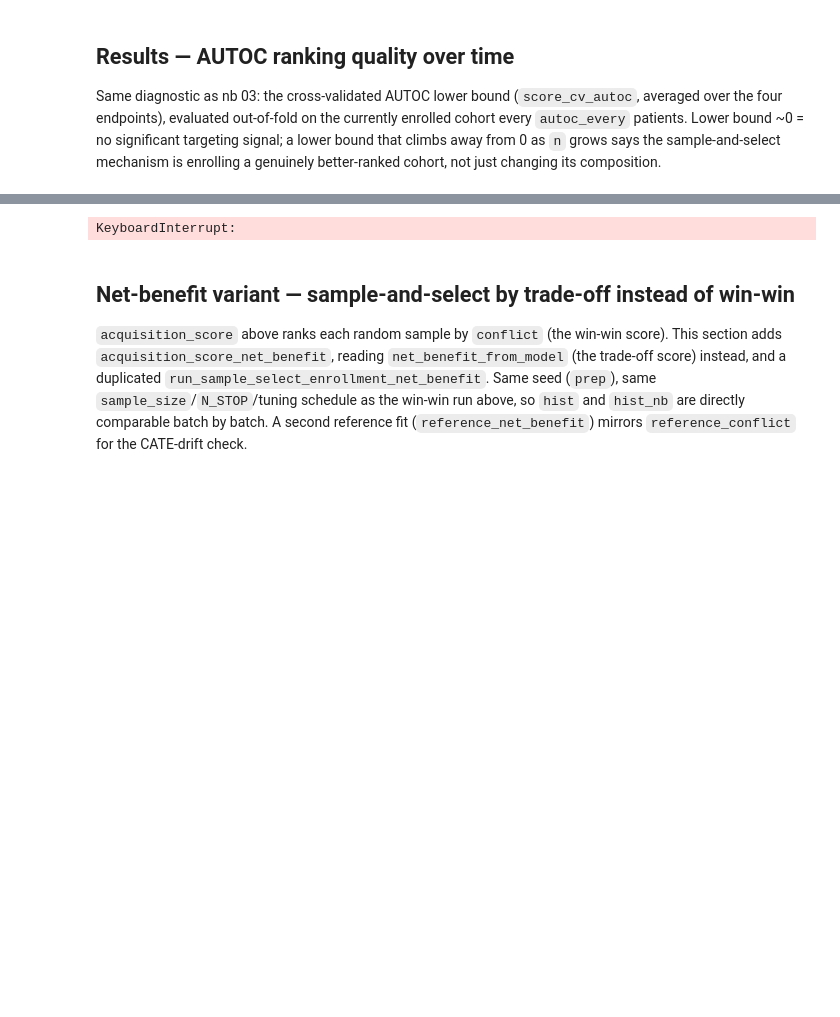
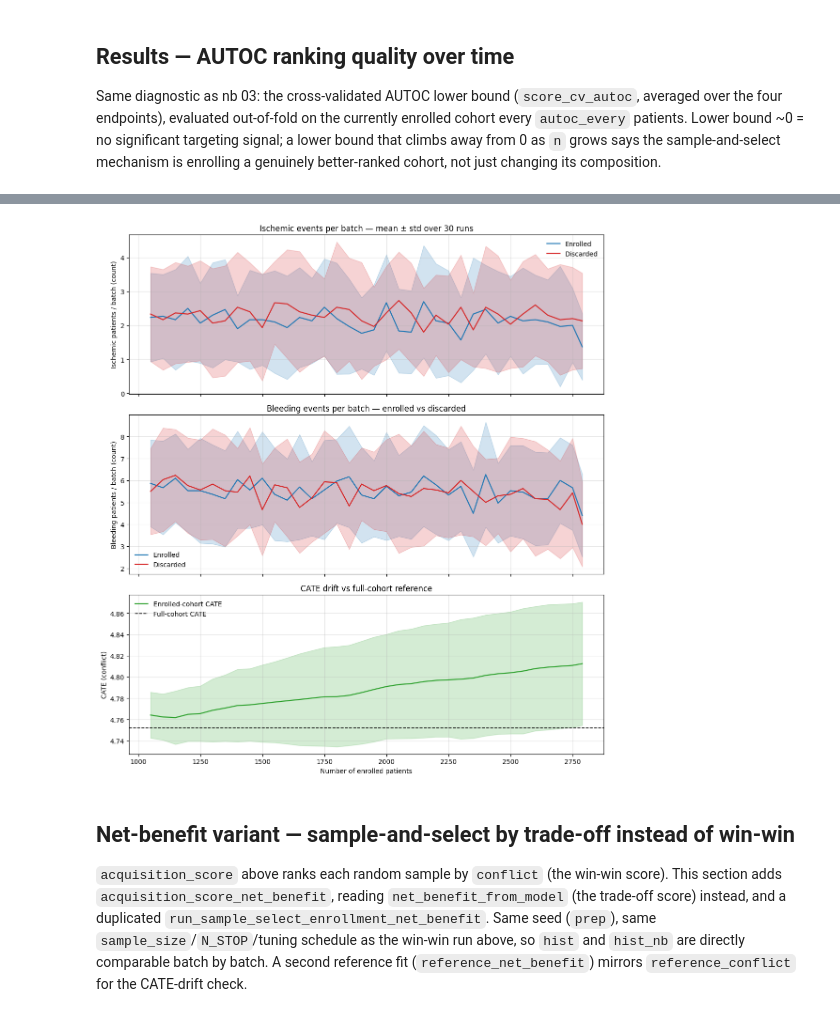
Before and after one commit to TommasoPioda/CATE-estimation-on-the-MASTER-DAPT-trial, a Jupyter notebook: online-learning/04_online_learning_sample_select_half.ipynb, the cells around one changed output, grey strips where cells are left out. Saved outputs shown, nothing was run; the diff lists cells and outputs as text; code cells hidden in the pictures; blank space fills up the shorter version.

```diff
--- a/online-learning/04_online_learning_sample_select_half.ipynb
+++ b/online-learning/04_online_learning_sample_select_half.ipynb
@@ -439,7 +435,7 @@ import numpy as np, pandas as pd, matplotlib.pyplot as plt
 from joblib import Parallel, delayed
 
 # ---------------- parameters ----------------
-N_RUNS  = 32                      # number of repetitions
+N_RUNS  = 30                      # number of repetitions
 N_CORES = os.cpu_count() or 8
 BUDGET  = max(1, round(0.75 * N_CORES))                  # keep >=75% of the machine busy
 N_JOBS  = min(N_RUNS, max(1, BUDGET // 3))               # parallel processes over the seeds
@@ -515,4 +519,4 @@ plt.show()
-KeyboardInterrupt:
+[figure, added]
 # %% [markdown]
 ## Net-benefit variant — sample-and-select by trade-off instead of win-win
 
```
Also changed, not shown: parts of 10 cells of this notebook, 6 other files.
